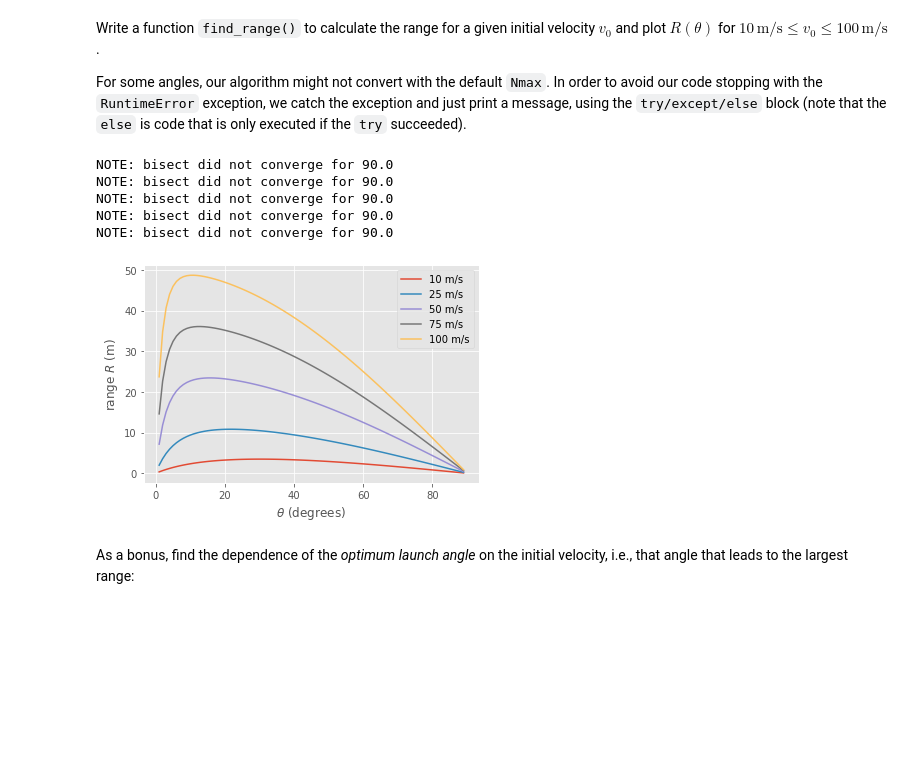
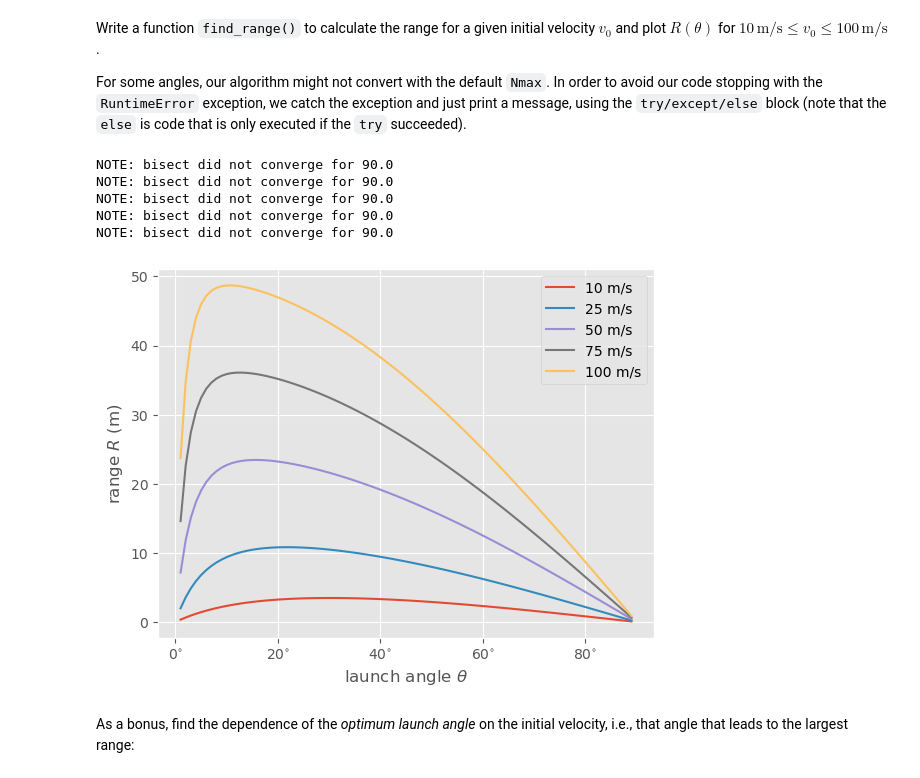
Before and after one commit to Py4Phy/PHY432-resources, a Jupyter notebook: 12_root_finding/12-Root-finding.ipynb, the cells around one changed output. Drawn from its saved outputs; the diff is of its cells as text; code cells hidden in the pictures; blank space fills up the shorter version.

```diff
--- a/12_root_finding/12-Root-finding.ipynb
+++ b/12_root_finding/12-Root-finding.ipynb
@@ -313,7 +313,9 @@ def f(x):
 However, it is a bit messy to rely on using variables from outside the scope. It is cleaner to only use variables defined _inside_ the function. We can achieve this effect by using _keyword arguments_ where we set the default value to the value that we want to use inside our function: In this case, `b1` and `v0` are set as keyword arguments, with the understanding that when `f(x)` is called later, the keyword arguments are never changed and keep their defaults:
 # %%
 v0 = initial_v(100, 30)
-def f(x, v0=v0, b1 = 1.):
+b1 = 1.0
+
+def f(x, v0=v0, b1=b1):
     return y_lindrag(x, v0, b1=b1)
 # %% [markdown]
 The initial bracket $[a_\text{initial}, b_\text{initial}]$ is a little bit difficult for this function: choose the right bracket near the point where the argument of the logarithm becomes 0 (which is actually the maximum $x$ value $\lim_{t\rightarrow +\infty} x(t) = \frac{v_{0x}}{b}$):
@@ -344,15 +345,14 @@ v[0]/b
 b1 = 1.
 m = 0.5
 b = b1/m
-v0 = 100
+speed = 100
 u = []
 for theta in np.arange(1, 90):
-    v = initial_v(v0, theta)
-    def f(x, v=v):
-        return y_lindrag(x, v, b1=b1)
-    R = bisection(f, 0.1, v[0]/b - 1e-16, eps=1e-5)
-    if R is not None:
-        u.append((theta, R))
+    v0 = initial_v(speed, theta)
+    def f(x, v0=v0, b1=b1):
+        return y_lindrag(x, v0, b1=b1)
+    R = bisection(f, 0.1, v0[0]/b - 1e-16, eps=1e-5)
+    u.append((theta, R))
 u = np.array(u)
 # %%
 plt.plot(u[:, 0], u[:, 1])
@@ -365,34 +368,35 @@ Write a function `find_range()` to calculate the range for a given initial veloc
 
 For some angles, our algorithm might not convert with the default `Nmax`. In order to avoid our code stopping with the `RuntimeError` exception, we catch the exception and just print a message, using the `try/except/else` block (note that the `else` is code that is only executed if the `try` succeeded).
 # %%
-def find_range(v0, b1=1, m=0.5):
+def find_range(speed, b1=1, m=0.5):
     b = b1/m
     u = []
     for theta in np.linspace(1, 90, 90):
-        v = initial_v(v0, theta)
-        def f(x, v=v):
-            return y_lindrag(x, v, b1=b1)
+        v0 = initial_v(speed, theta)
+        def f(x, v0=v0, b1=b1):
+            return y_lindrag(x, v0, b1=b1)
         try:
-            R = bisection(f, 0.01, v[0]/b - 1e-12, eps=1e-5)
+            R = bisection(f, 0.01, v0[0]/b - 1e-12, eps=1e-5)
         except RuntimeError:
             print(f"NOTE: bisect did not converge for {theta}")
         else:
             u.append((theta, R))
     return np.array(u)
 # %%
-for v0 in (10, 25, 50, 75, 100):
-    u = find_range(v0)
-    plt.plot(u[:, 0], u[:, 1], label="{} m/s".format(v0))
+for speed in (10, 25, 50, 75, 100):
+    u = find_range(speed)
+    plt.plot(u[:, 0], u[:, 1], label="{} m/s".format(speed))
 plt.legend(loc="best")
-plt.xlabel(r"$\theta$ (degrees)")
+plt.xlabel(r"launch angle $\theta$")
 plt.ylabel(r"range $R$ (m)");
+plt.gca().xaxis.set_major_formatter(plt.matplotlib.ticker.StrMethodFormatter(r"{x:g}$\!^\circ$"))
 # %% [output]
 NOTE: bisect did not converge for 90.0
 NOTE: bisect did not converge for 90.0
 NOTE: bisect did not converge for 90.0
 NOTE: bisect did not converge for 90.0
 NOTE: bisect did not converge for 90.0
-[figure, old version]
+[figure, new version]
 # %% [markdown]
 As a bonus, find the dependence of the *optimum launch angle* on the initial velocity, i.e., that angle that leads to the largest range:
 # %%
```
Also changed, not shown: parts of 36 cells of this notebook, 1 other file.
